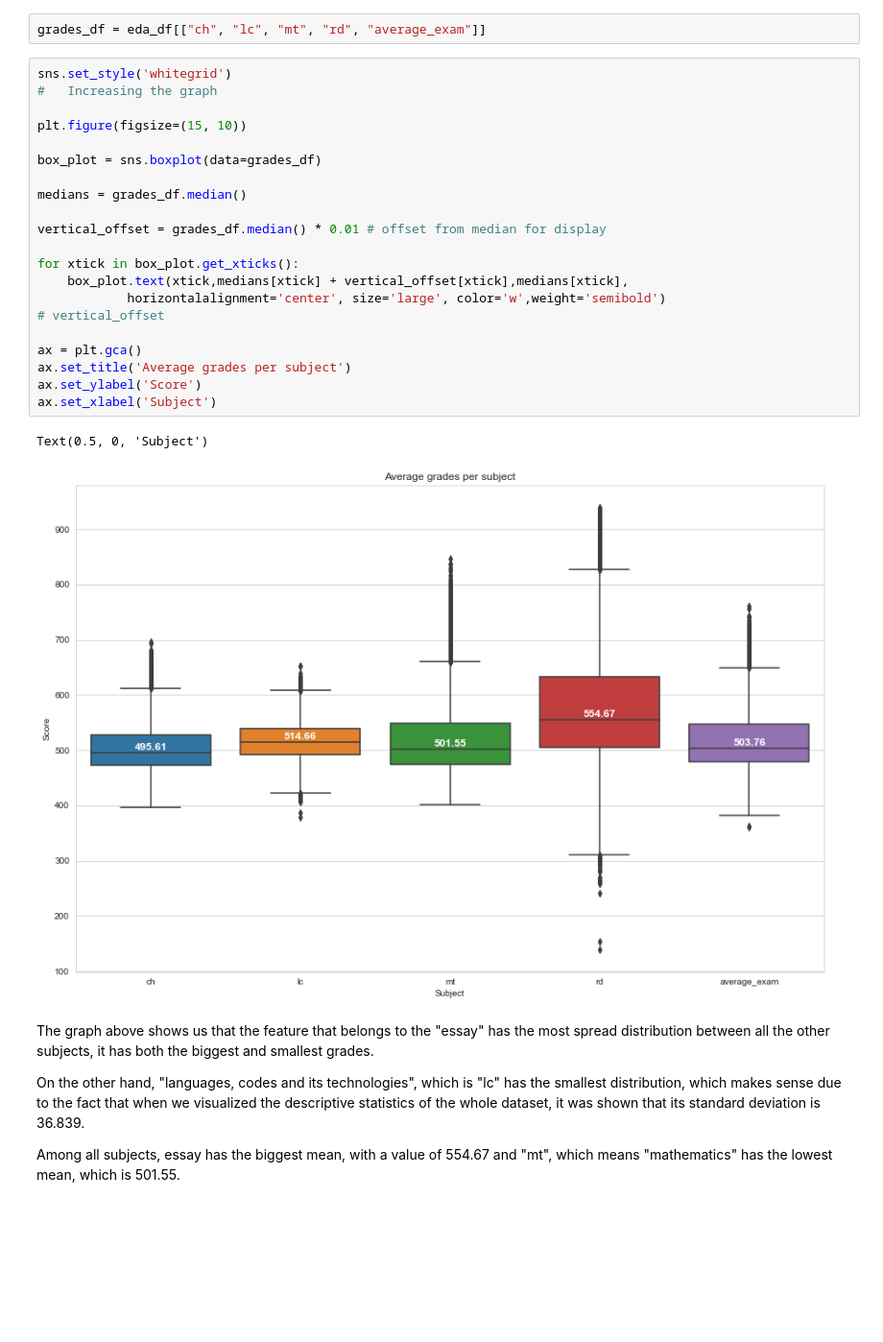
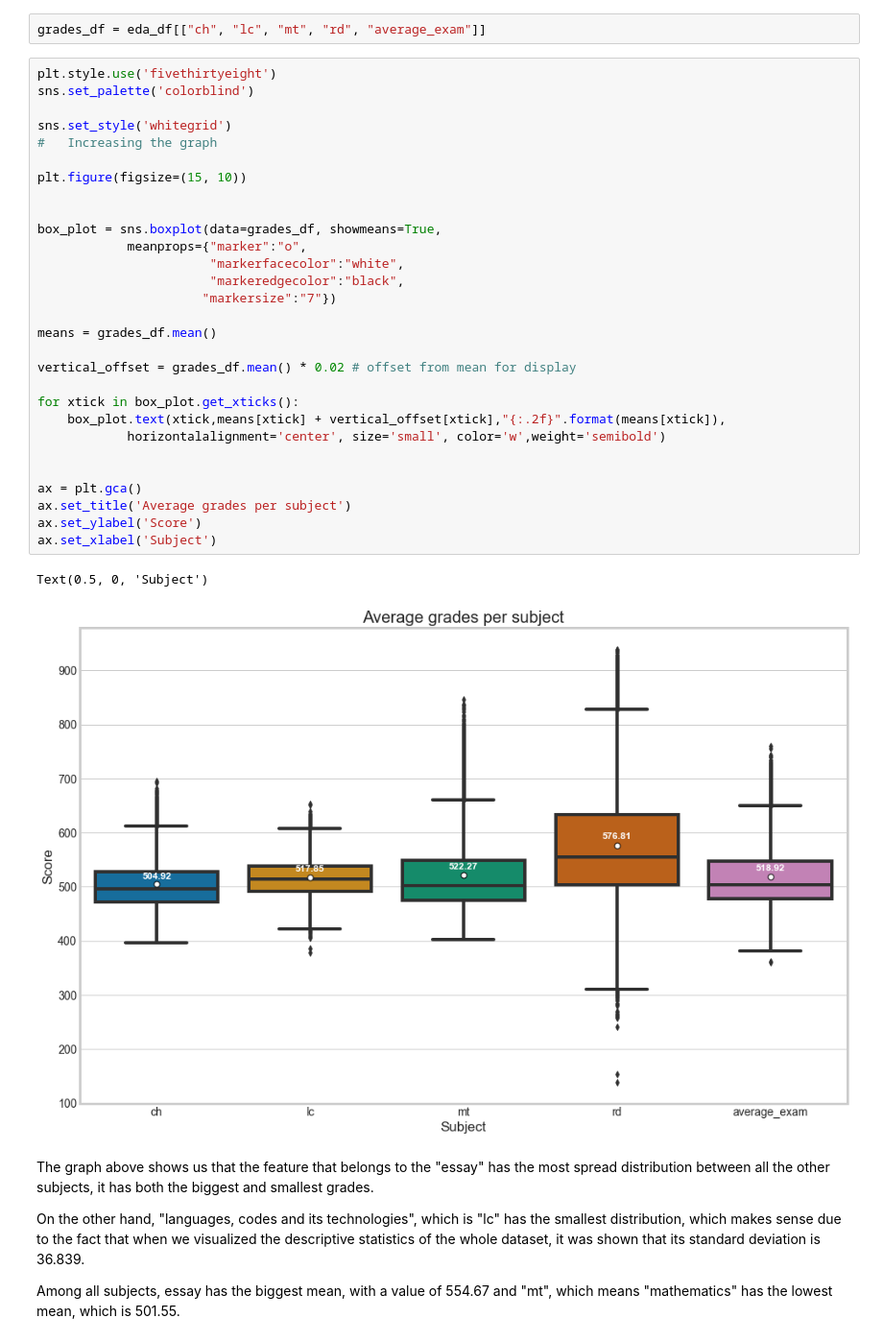
Before and after one commit to lindonjonhson/ml-ca2, a Jupyter notebook: CA_ENEM_Brisados_EDA.ipynb, the cells around one changed output. Shown at 96% size. Saved outputs shown, nothing was run; the diff lists cells and outputs as text; blank space fills up the shorter version.

```diff
--- a/CA_ENEM_Brisados_EDA.ipynb
+++ b/CA_ENEM_Brisados_EDA.ipynb
@@ -167,29 +167,37 @@ First, let's put the grades on a separate dataset.
 # %%
 grades_df = eda_df[["ch", "lc", "mt", "rd", "average_exam"]]
 # %%
+plt.style.use('fivethirtyeight')
+sns.set_palette('colorblind')
+
 sns.set_style('whitegrid')
 #   Increasing the graph
 
 plt.figure(figsize=(15, 10))
 
-box_plot = sns.boxplot(data=grades_df)
 
-medians = grades_df.median()
+box_plot = sns.boxplot(data=grades_df, showmeans=True,
+            meanprops={"marker":"o",
+                       "markerfacecolor":"white",
+                       "markeredgecolor":"black",
+                      "markersize":"7"})
 
-vertical_offset = grades_df.median() * 0.01 # offset from median for display
+means = grades_df.mean()
+
+vertical_offset = grades_df.mean() * 0.02 # offset from mean for display
 
 for xtick in box_plot.get_xticks():
-    box_plot.text(xtick,medians[xtick] + vertical_offset[xtick],medians[xtick],
-            horizontalalignment='center', size='large', color='w',weight='semibold')
-# vertical_offset
+    box_plot.text(xtick,means[xtick] + vertical_offset[xtick],"{:.2f}".format(means[xtick]),
+            horizontalalignment='center', size='small', color='w',weight='semibold')
+
 
 ax = plt.gca()
 ax.set_title('Average grades per subject')
 ax.set_ylabel('Score')
 ax.set_xlabel('Subject')
 # %% [output]
 Text(0.5, 0, 'Subject')
-[figure, old version]
+[figure, new version]
 # %% [markdown]
 The graph above shows us that the feature that belongs to the "essay" has the most spread distribution between all the other subjects, it has both the biggest and smallest grades.
 
```
Also changed, not shown: parts of 6 cells of this notebook.
